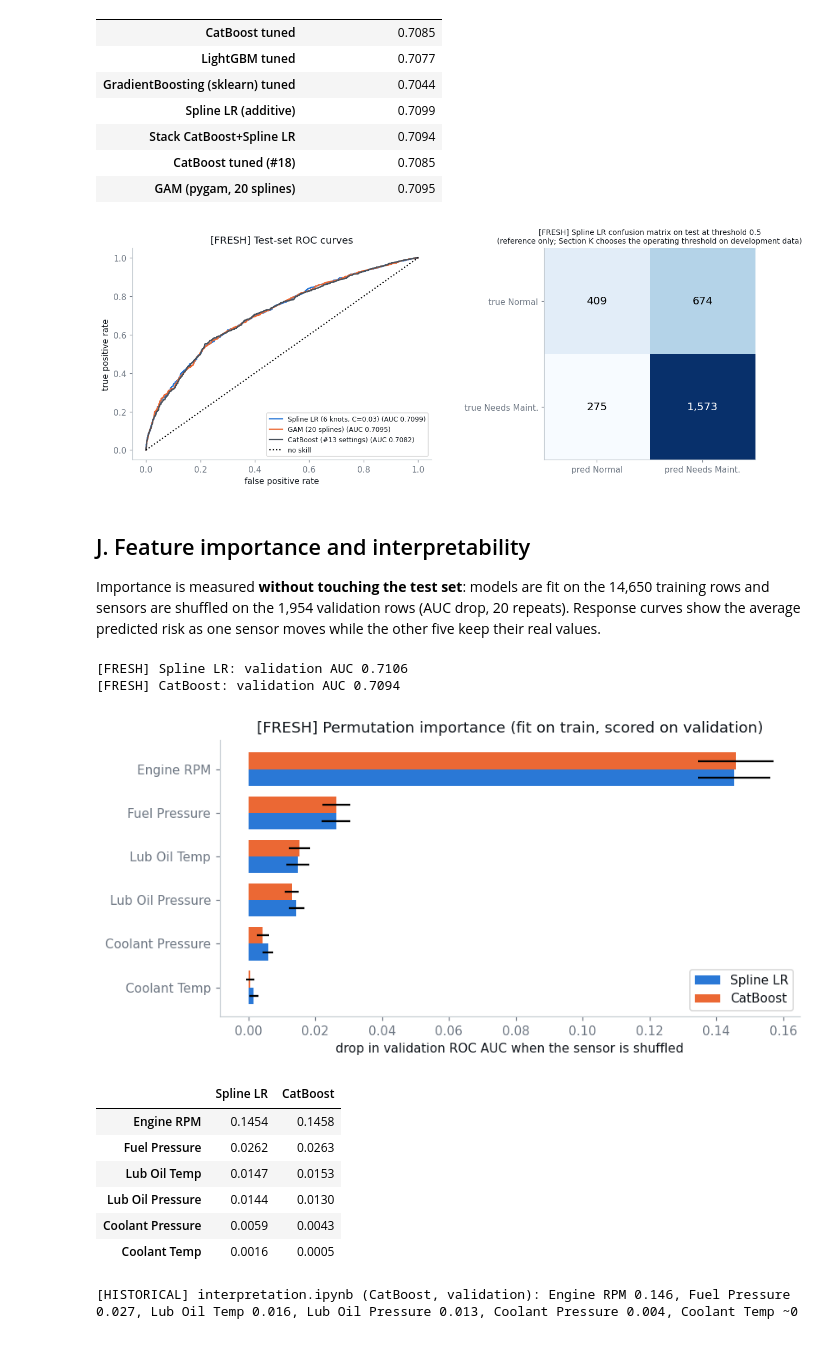
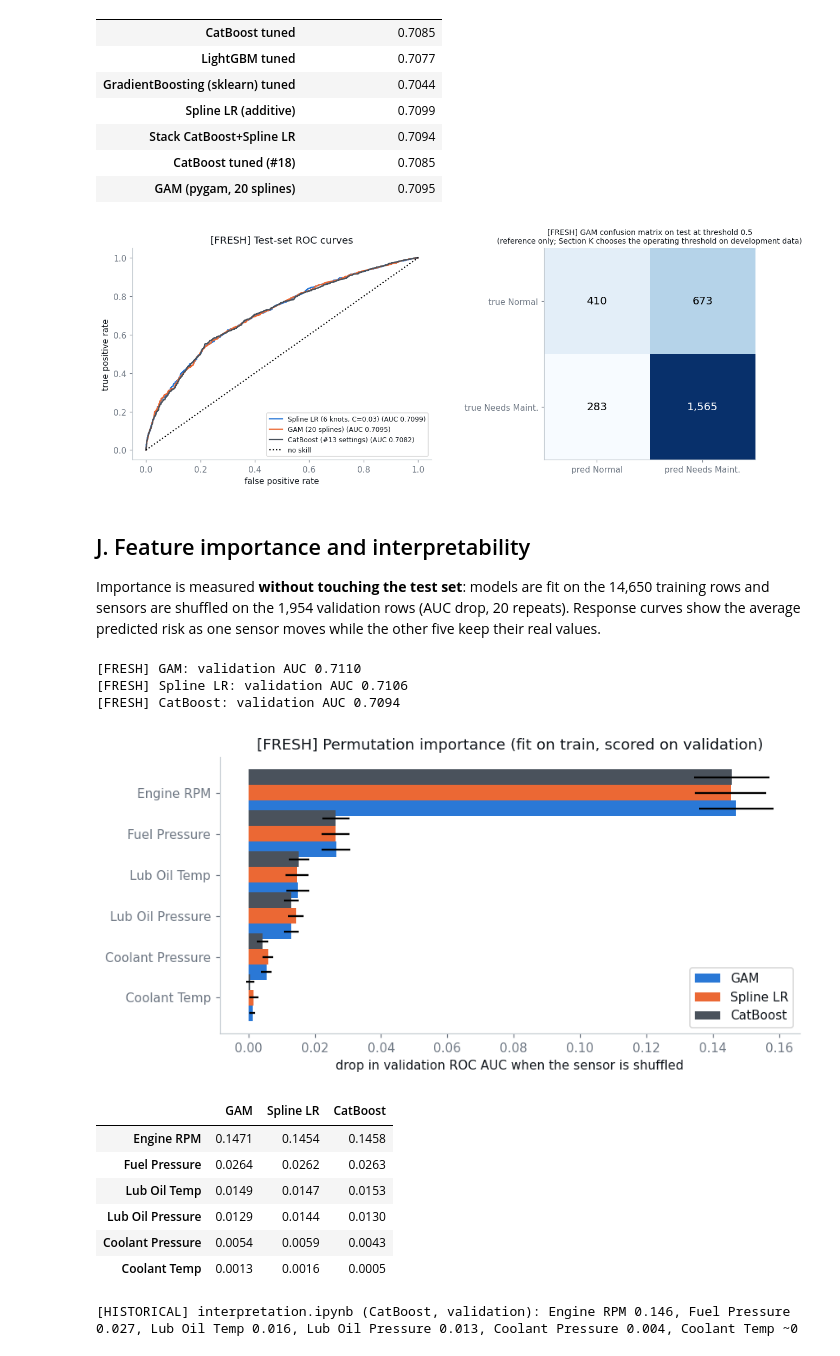
Before and after one commit to cynthia-0316/smartops, a Jupyter notebook: reports/colab_run/SmartOps_Final_Colab_Analysis.executed.ipynb, the cells around one changed output. Saved outputs shown, nothing was run; the diff lists cells and outputs as text; code cells hidden in the pictures.

```diff
--- a/reports/colab_run/SmartOps_Final_Colab_Analysis.executed.ipynb
+++ b/reports/colab_run/SmartOps_Final_Colab_Analysis.executed.ipynb
@@ -64,7 +71,7 @@ plt.rcParams.update({"figure.dpi": 110, "axes.spines.top": False, "axes.spines.r
                      "grid.color": SMARTOPS["grid"], "figure.facecolor": "white", "axes.facecolor": "white", "font.family": "DejaVu Sans"})
 
 REPO_URL = "https://github.com/cynthia-0316/smartops.git"
-REPO_REF = "feat/final-colab-analysis"      # branch (or tag) to read the saved experiment artifacts from
+REPO_REF = "feat/final-colab-gam-consistency"      # branch (or tag) to read the saved experiment artifacts from
 
 # --- locate the repository files (clone in Colab; reuse the checkout if run from inside it) ---
 if Path("experiments/log.csv").exists():
@@ -419,6 +449,7 @@ team_log = pd.read_csv(ROOT / "results" / "model_results.csv")
 team_raw = team_log[team_log["features"] == "raw"].drop_duplicates("model", keep="last").set_index("model")
 pairs = {"Logistic regression (straight lines)": hist_log.loc["lr_linear", "auc"],
          "Spline LR (6 knots, C=0.03)": hist_log.loc["lr_spline_k6_C0.03", "auc"],
+         "GAM (20 splines)": hist_log.loc["pygam_ns20", "auc"],
          "Gaussian NB (rank-transformed)": hist_log.loc["gnb_quantile_normal", "auc"],
          "kNN k=300 (rank-transformed)": hist_log.loc["knn_quantile_k300", "auc"],
          "Random forest (500 trees, leaf 50)": hist_log.loc["rf_leaf50", "auc"],
@@ -520,31 +553,13 @@ print("[FRESH] total observations:", N + len(YT), "= development", N, "+ test",
 overlap_dt = len(key(pd.concat([train_df, val_df])) & key(X_te))
 print("[VERIFY] identical feature rows shared by development and test:", overlap_dt)
 
-final_model = spline_lr(6, C=0.03).fit(X, YV)
-p_spline = final_model.predict_proba(X_te)[:, 1]
-
-class GAM(BaseEstimator, ClassifierMixin):
-    """Penalised logistic GAM, as in experiments/batch5.py (smoothing chosen by a lambda grid inside the fit)."""
-    def __init__(self, n_splines=20, lams=None):
-        self.n_splines, self.lams = n_splines, lams
-    def fit(self, Xa, yy):
-        from pygam import LogisticGAM, s
-        Xa = np.asarray(Xa); terms = s(0, n_splines=self.n_splines)
-        for j in range(1, Xa.shape[1]): terms += s(j, n_splines=self.n_splines)
-        lams = np.logspace(-1, 3, 9) if self.lams is None else self.lams
-        self.g_ = LogisticGAM(terms).gridsearch(Xa, np.asarray(yy), lam=lams, progress=False); self.classes_ = np.array([0, 1]); return self
-    def predict_proba(self, Xa):
-        p = self.g_.predict_mu(np.asarray(Xa)); return np.c_[1 - p, p]
+spline_model = spline_lr(6, C=0.03).fit(X, YV)          # comparator: Spline Logistic Regression (kept as its own experiment)
+p_spline = spline_model.predict_proba(X_te)[:, 1]
 
 TEST_P = {"Spline LR (6 knots, C=0.03)": p_spline}
-if pygam is not None:
-    try:
-        t0 = time.time(); gam_model = GAM(20).fit(X, YV); TEST_P["GAM (20 splines)"] = gam_model.predict_proba(X_te)[:, 1]
-        print(f"[FRESH] GAM fit in {time.time() - t0:.0f}s")
-    except Exception as e:
-        gam_model = None; print("GAM could not be fitted in this runtime:", repr(e)[:200])
-else:
-    gam_model = None
+t0 = time.time(); gam_model = GAM(20).fit(X, YV); TEST_P["GAM (20 splines)"] = gam_model.predict_proba(X_te)[:, 1]
+print(f"[FRESH] GAM fit in {time.time() - t0:.0f}s")
+final_model = gam_model; p_final = TEST_P["GAM (20 splines)"]      # the SELECTED model
 if catboost is not None:
     cb_model = CatBoostClassifier(**CB_PARAMS, random_seed=RANDOM_STATE, verbose=0, thread_count=2, allow_writing_files=False).fit(X, YV)
     TEST_P["CatBoost (#13 settings)"] = cb_model.predict_proba(X_te)[:, 1]
@@ -616,14 +631,14 @@ for nm, p in TEST_P.items():
 axes[0].plot([0, 1], [0, 1], "k:", label="no skill"); axes[0].set_xlabel("false positive rate"); axes[0].set_ylabel("true positive rate")
 axes[0].set_title("[FRESH] Test-set ROC curves"); axes[0].legend(fontsize=8, loc="lower right")
 
-cm = confusion_matrix(YT, (p_spline >= 0.5).astype(int))
+cm = confusion_matrix(YT, (p_final >= 0.5).astype(int))
 im = axes[1].imshow(cm, cmap="Blues")
 for (i, j), v in np.ndenumerate(cm): axes[1].text(j, i, f"{v:,}", ha="center", va="center", fontsize=13, color="white" if v > cm.max() / 2 else "black")
 axes[1].set_xticks([0, 1]); axes[1].set_xticklabels(["pred Normal", "pred Needs Maint."]); axes[1].set_yticks([0, 1]); axes[1].set_yticklabels(["true Normal", "true Needs Maint."])
-axes[1].set_title("[FRESH] Spline LR confusion matrix on test at threshold 0.5\n(reference only; Section K chooses the operating threshold on development data)", fontsize=9)
+axes[1].set_title("[FRESH] GAM confusion matrix on test at threshold 0.5\n(reference only; Section K chooses the operating threshold on development data)", fontsize=9)
 plt.tight_layout(); plt.show()
 # %% [output]
-[figure, old version]
+[figure, new version]
 # %% [markdown]
 ## J. Feature importance and interpretability
 Importance is measured **without touching the test set**: models are fit on the 14,650 training rows and sensors are shuffled on the
@@ -631,33 +646,34 @@ Importance is measured **without touching the test set**: models are fit on the
 # %%
 X_tr, y_tr = train_df[RAW_FEATURES], train_df[TARGET].values
 X_va, y_va = val_df[RAW_FEATURES], val_df[TARGET].values
-imp_models = {"Spline LR": spline_lr(6, C=0.03).fit(X_tr, y_tr)}
+imp_models = {"GAM": GAM(20).fit(X_tr, y_tr), "Spline LR": spline_lr(6, C=0.03).fit(X_tr, y_tr)}
 if catboost is not None:
     imp_models["CatBoost"] = CatBoostClassifier(**CB_PARAMS, random_seed=RANDOM_STATE, verbose=0, thread_count=2, allow_writing_files=False).fit(X_tr, y_tr)
 imp = {}
 for nm, m in imp_models.items():
     r = permutation_importance(m, X_va, y_va, scoring="roc_auc", n_repeats=20, random_state=RANDOM_STATE)
     imp[nm] = pd.DataFrame({"mean": r.importances_mean, "std": r.importances_std}, index=RAW_FEATURES)
     print(f"[FRESH] {nm}: validation AUC {roc_auc_score(y_va, m.predict_proba(X_va)[:, 1]):.4f}")
-order = imp["Spline LR"]["mean"].sort_values().index
+order = imp["GAM"]["mean"].sort_values().index
 fig, ax = plt.subplots(figsize=(8, 4)); h = 0.38
 for k, (nm, d) in enumerate(imp.items()):
     ax.barh(np.arange(6) + (k - 0.5 * (len(imp) - 1)) * h, d.loc[order, "mean"], xerr=d.loc[order, "std"], height=h, label=nm)
 ax.set_yticks(range(6)); ax.set_yticklabels(order); ax.set_xlabel("drop in validation ROC AUC when the sensor is shuffled"); ax.legend()
 ax.set_title("[FRESH] Permutation importance (fit on train, scored on validation)"); plt.tight_layout(); plt.show()
 display(pd.concat({k: v["mean"] for k, v in imp.items()}, axis=1).loc[order[::-1]].round(4))
 print("[HISTORICAL] interpretation.ipynb (CatBoost, validation): Engine RPM 0.146, Fuel Pressure 0.027, Lub Oil Temp 0.016, Lub Oil Pressure 0.013, Coolant Pressure 0.004, Coolant Temp ~0")
 # %% [output]
+[FRESH] GAM: validation AUC 0.7110
 [FRESH] Spline LR: validation AUC 0.7106
 [FRESH] CatBoost: validation AUC 0.7094
-[figure, old version]
+[figure, new version]
-|  | Spline LR | CatBoost |
-| Engine RPM | 0.1454 | 0.1458 |
-| Fuel Pressure | 0.0262 | 0.0263 |
-| Lub Oil Temp | 0.0147 | 0.0153 |
-| Lub Oil Pressure | 0.0144 | 0.0130 |
-| Coolant Pressure | 0.0059 | 0.0043 |
-| Coolant Temp | 0.0016 | 0.0005 |
+|  | GAM | Spline LR | CatBoost |
+| Engine RPM | 0.1471 | 0.1454 | 0.1458 |
+| Fuel Pressure | 0.0264 | 0.0262 | 0.0263 |
+| Lub Oil Temp | 0.0149 | 0.0147 | 0.0153 |
+| Lub Oil Pressure | 0.0129 | 0.0144 | 0.0130 |
+| Coolant Pressure | 0.0054 | 0.0059 | 0.0043 |
+| Coolant Temp | 0.0013 | 0.0016 | 0.0005 |
 [HISTORICAL] interpretation.ipynb (CatBoost, validation): Engine RPM 0.146, Fuel Pressure 0.027, Lub Oil Temp 0.016, Lub Oil Pressure 0.013, Coolant Pressure 0.004, Coolant Temp ~0
 # %%
 S = X.sample(1500, random_state=0).reset_index(drop=True)
```
Also changed, not shown: parts of 22 cells of this notebook, 3 other files.
